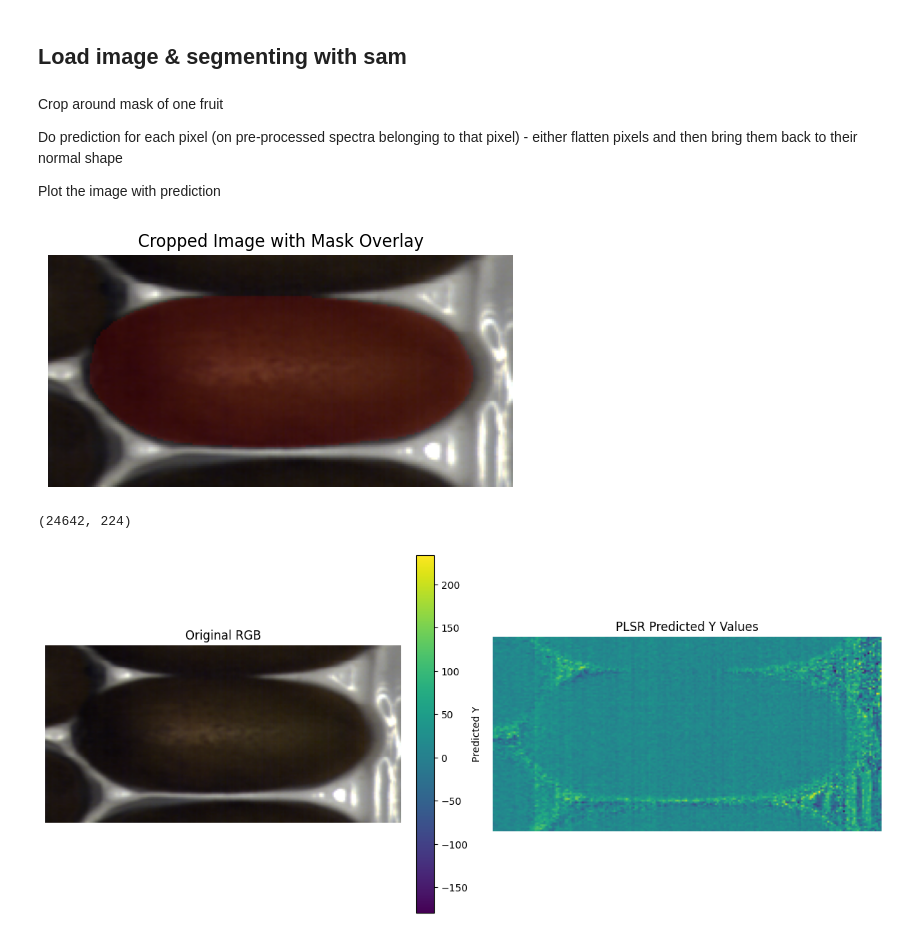
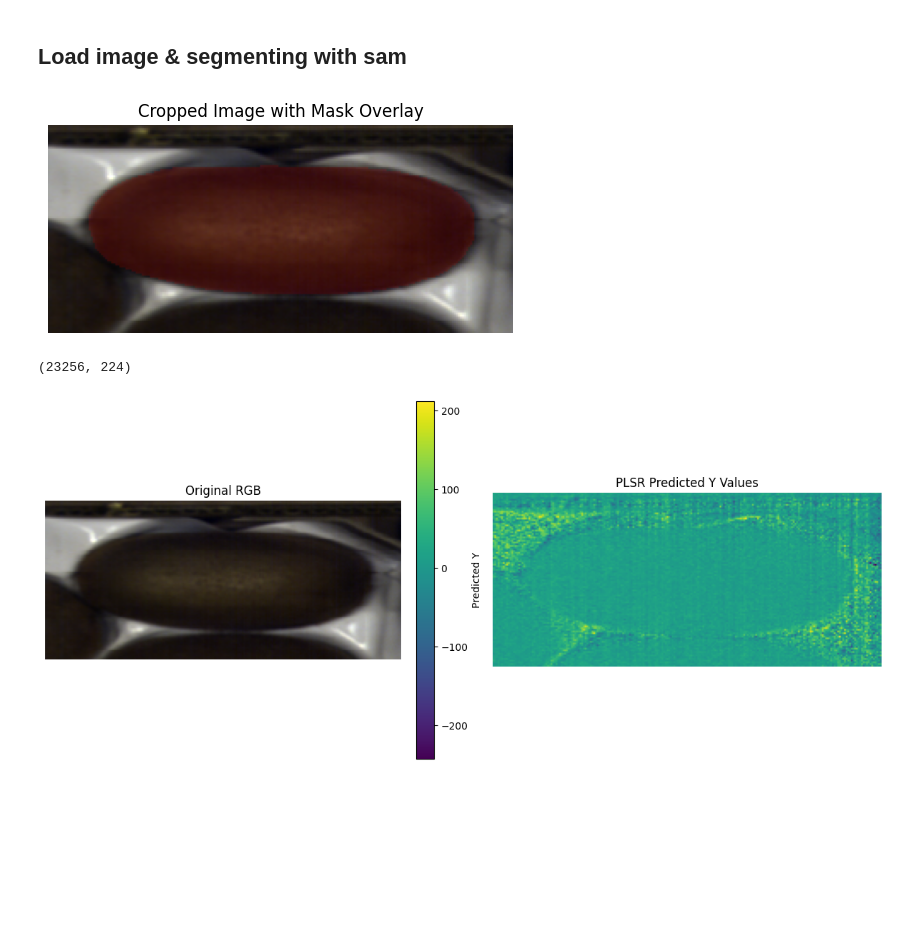
Before and after one commit to LizaGenke/Chemometric-approaches-to-hyperspectral-processing, a Jupyter notebook: chemical_map_generation.ipynb, the cells around one changed output. Cells and saved outputs as stored; diff of their text form; code cells hidden in the pictures; blank space fills up the shorter version.

```diff
--- a/chemical_map_generation.ipynb
+++ b/chemical_map_generation.ipynb
@@ -135,6 +135,41 @@ plt.title("Filtered Masks Overlaid on Original Image")
 plt.show()
 # %% [output]
 [figure]
+# %%
+from sklearn.cluster import DBSCAN
+
+def compute_centroids(detections):
+    centroids = []
+    for mask in detections.mask:
+        y_coords, x_coords = np.where(mask)
+        cx = np.mean(x_coords)
+        cy = np.mean(y_coords)
+        centroids.append((cx, cy))
+    return np.array(centroids)
+
+# Compute centroids
+centroids = compute_centroids(filtered_detections)
+
+# Cluster by x-coordinate only (to group into columns)
+clustering = DBSCAN(eps=50, min_samples=1).fit(centroids[:, [0]])
+labels = clustering.labels_
+
+# Group centroids and masks by cluster
+clustered = {}
+for label, centroid, mask, xyxy in zip(labels, centroids, filtered_detections.mask, filtered_detections.xyxy):
+    clustered.setdefault(label, []).append((centroid, mask, xyxy))
+
+# Sort columns from right to left
+sorted_columns = sorted(
+    clustered.items(),
+    key=lambda item: -np.mean([entry[0][0] for entry in item[1]])  # entry[0][0] is centroid's x coordinate
+)
+
+# For each column, sort top to bottom
+sorted_detections = []
+for _, column in sorted_columns:
+    sorted_column = sorted(column, key=lambda entry: entry[0][1])  # sort by y of centroid
+    sorted_detections.extend(sorted_column)  # each entry: (centroid, mask, xyxy)
 # %% [markdown]
 ## PLS Regression
 # %%
@@ -143,53 +178,46 @@ import joblib
 plsr = joblib.load('results/plsr_model.pkl')
 # %% [markdown]
 ## Load image & segmenting with sam
-# %% [markdown]
-Crop around mask of one fruit
-
-Do prediction for each pixel (on pre-processed spectra belonging to that pixel) - either flatten pixels and then bring them back to their normal shape
-
-Plot the image with prediction
 # %%
 import numpy as np
 
 # Choose the detection you're interested in (e.g., the first one)
 chosen_idx = 0
-mask = filtered_detections.mask[chosen_idx]
-xyxy = filtered_detections.xyxy[chosen_idx]
+_, mask, xyxy = sorted_detections[chosen_idx]
 x_min, y_min, x_max, y_max = xyxy
 
 # Add margin (e.g., 20 pixels)
 margin = 20
 y_min = max(0, y_min - margin)
 y_max = min(rgb_img.shape[0], y_max + margin)
 x_min = max(0, x_min - margin)
 x_max = min(rgb_img.shape[1], x_max + margin)
 
 # Crop the original image
 cropped_img = rgb_img[y_min:y_max, x_min:x_max]
 
 # Crop the mask just like the image
 cropped_mask = mask[y_min:y_max, x_min:x_max]
 
 # Create an RGB version of the cropped image
 cropped_img_rgb = cropped_img.copy()
 
 # Overlay: for example, make masked areas reddish
 overlay = cropped_img_rgb.copy()
 overlay[cropped_mask] = [255, 0, 0]  # Red color
 
 # Blend original and overlay
 alpha = 0.15  # Transparency
 blended = (cropped_img_rgb * (1 - alpha) + overlay * alpha).astype(np.uint8)
 
 # Plot
 plt.figure(figsize=(6, 6))
 plt.imshow(blended)
 plt.title("Cropped Image with Mask Overlay")
 plt.axis("off")
 plt.show()
 # %% [output]
-[figure, old version]
+[figure, new version]
 # %%
 X_mask = hyperspectral_img[y_min:y_max, x_min:x_max, :]
 height, width, bands = X_mask.shape
@@ -197,7 +225,7 @@ X_mask_reshaped = X_mask.reshape(-1, X_mask.shape[2])
 # %%
 X_mask_reshaped.shape
 # %% [output]
-(24642, 224)
+(23256, 224)
 # %%
 import nippy
 
@@ -240,4 +268,4 @@ cbar.set_label("Predicted Y")
 plt.tight_layout()
 plt.show()
 # %% [output]
-[figure, old version]
+[figure, new version]
```
Also changed, not shown: parts of 7 cells of this notebook, 3 other files.
